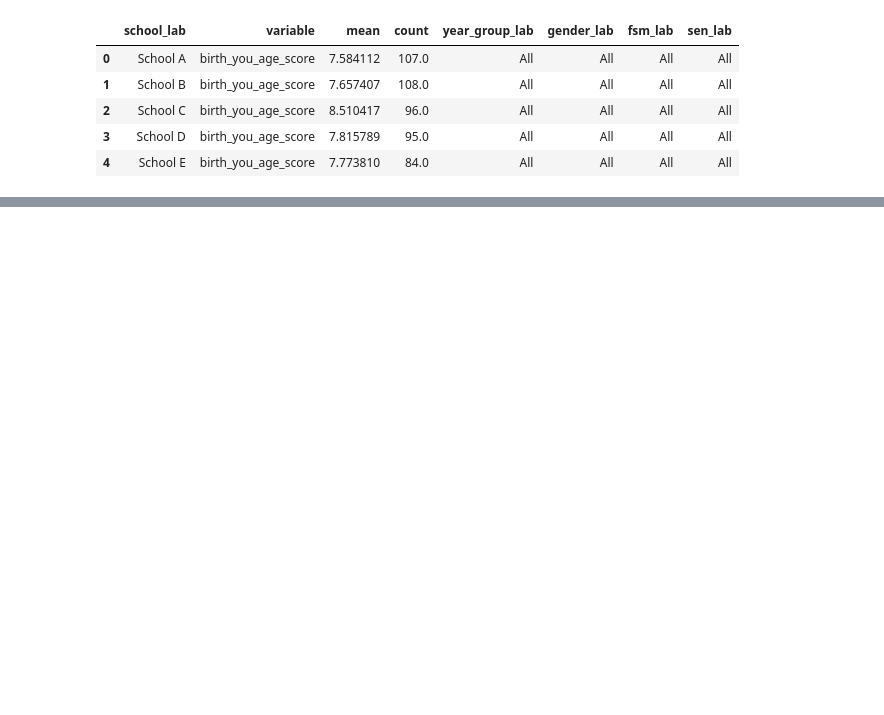
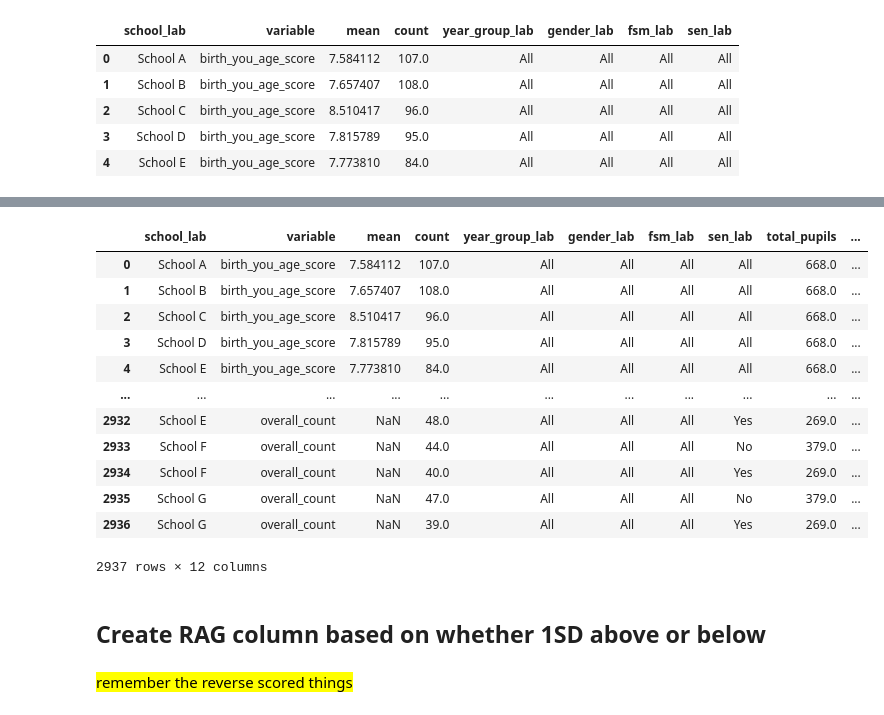
Before and after one commit to kailo-beewell/synthetic_standard_school_dashboards, a Jupyter notebook: create_and_process_data/3_rag_ratings.ipynb, the cells around one changed output, grey strips where cells are left out. Cells and saved outputs as stored; diff of their text form; code cells hidden in the pictures; blank space fills up the shorter version.

```diff
--- a/create_and_process_data/3_rag_ratings.ipynb
+++ b/create_and_process_data/3_rag_ratings.ipynb
@@ -34,0 +79,7 @@ data.head()
+# %%
+groups = ['variable', 'year_group_lab', 'gender_lab', 'fsm_lab', 'sen_lab']
+wt_mean = (data
+           .groupby(groups)
+           .apply(lambda x: descriptives(x['mean'], x['count']))
+           .reset_index())
+wt_mean
@@ -34,0 +100,21 @@ data.head()
+# %%
+rag = pd.merge(data, wt_mean, how='left', on=groups)
+rag
+# %% [output]
+|  | school_lab | variable | mean | count | year_group_lab | gender_lab | fsm_lab | sen_lab | total_pupils | ... |
+| 0 | School A | birth_you_age_score | 7.584112 | 107.0 | All | All | All | All | 668.0 | ... |
+| 1 | School B | birth_you_age_score | 7.657407 | 108.0 | All | All | All | All | 668.0 | ... |
+| 2 | School C | birth_you_age_score | 8.510417 | 96.0 | All | All | All | All | 668.0 | ... |
+| 3 | School D | birth_you_age_score | 7.815789 | 95.0 | All | All | All | All | 668.0 | ... |
+| 4 | School E | birth_you_age_score | 7.773810 | 84.0 | All | All | All | All | 668.0 | ... |
+| ... | ... | ... | ... | ... | ... | ... | ... | ... | ... | ... |
+| 2932 | School E | overall_count | NaN | 48.0 | All | All | All | Yes | 269.0 | ... |
+| 2933 | School F | overall_count | NaN | 44.0 | All | All | All | No | 379.0 | ... |
+| 2934 | School F | overall_count | NaN | 40.0 | All | All | All | Yes | 269.0 | ... |
+| 2935 | School G | overall_count | NaN | 47.0 | All | All | All | No | 379.0 | ... |
+| 2936 | School G | overall_count | NaN | 39.0 | All | All | All | Yes | 269.0 | ... |
+2937 rows × 12 columns
+# %% [markdown]
+## Create RAG column based on whether 1SD above or below
+# %% [markdown]
+<mark>remember the reverse scored things</mark>
```
Also changed, not shown: parts of 30 cells of this notebook, 1 other file.
